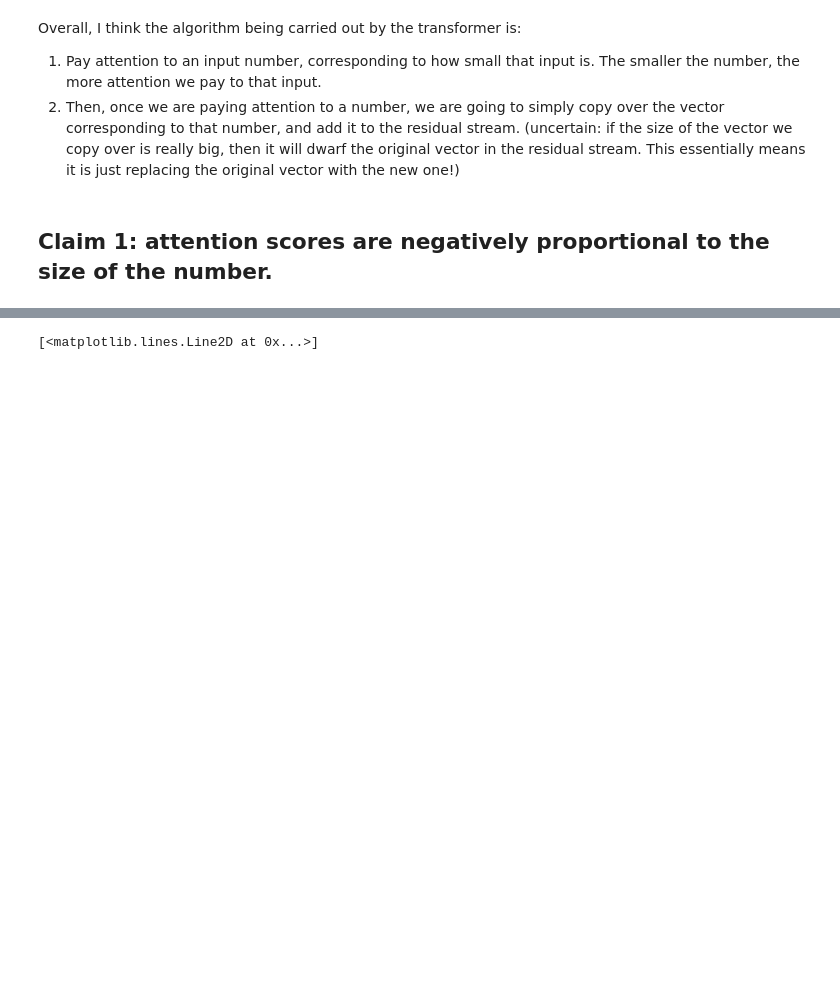
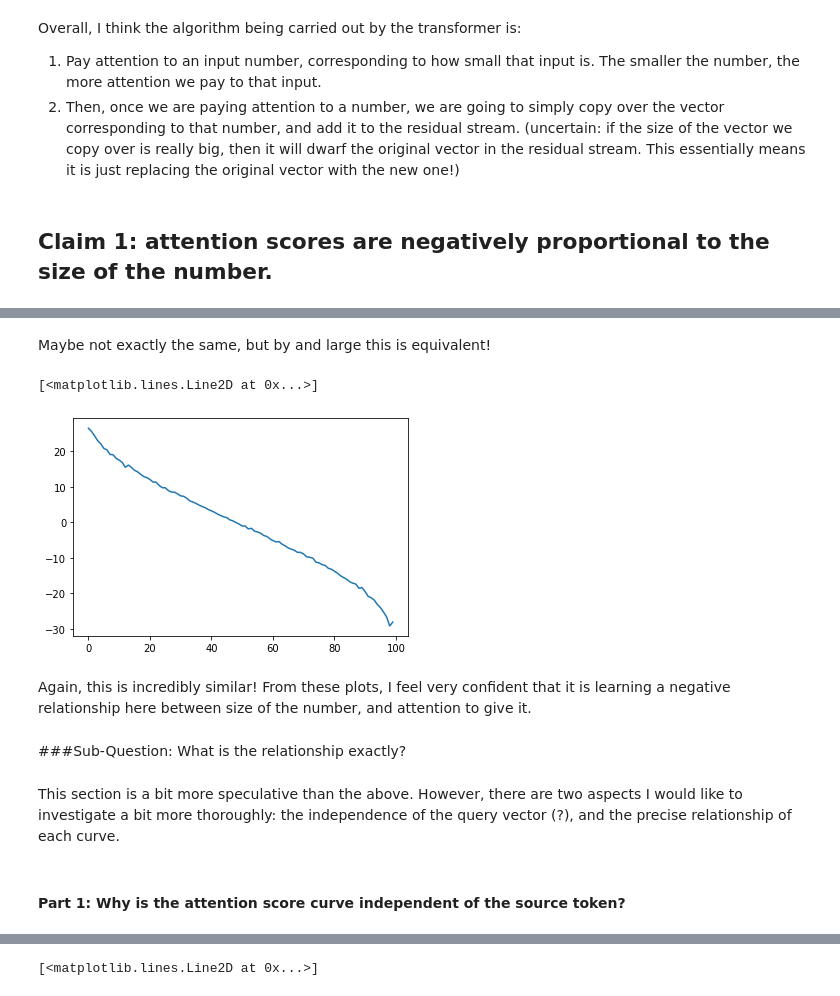
Before and after one commit to ojorgensen/min-list, a Jupyter notebook: min_list_final.ipynb, the cells around one changed output, grey strips where cells are left out. Cells and saved outputs as stored; diff of their text form; code cells hidden in the pictures; blank space fills up the shorter version.

```diff
--- a/min_list_final.ipynb
+++ b/min_list_final.ipynb
@@ -407,0 +443,23 @@ plt.plot(range(100), attn_to_42)
+# %% [markdown]
+Maybe not exactly the same, but by and large this is equivalent!
+# %%
+attn_to_i = []
+for i in range(100):
+  input = torch.tensor([4, i])
+  logits, cache = small_model.run_with_cache(input, remove_batch_dim = True)
+  attn_pattern = cache["attn_scores", 0, "attn"]
+  attn_to_i.append(float(attn_pattern[0][-1][1]))
+
+plt.plot(range(100),attn_to_i)
+# %% [output]
+[<matplotlib.lines.Line2D at 0x...>]
+[figure, added]
+# %% [markdown]
+Again, this is incredibly similar!
+From these plots, I feel very confident that it is learning a negative relationship here between size of the number, and attention to give it.
+# %% [markdown]
+###Sub-Question: What is the relationship exactly?
+# %% [markdown]
+This section is a bit more speculative than the above. However, there are two aspects I would like to investigate a bit more thoroughly: the independence of the query vector (?), and the precise relationship of each curve.
+# %% [markdown]
+#### Part 1: Why is the attention score curve independent of the source token?
```
Also changed, not shown: parts of 59 cells of this notebook.
